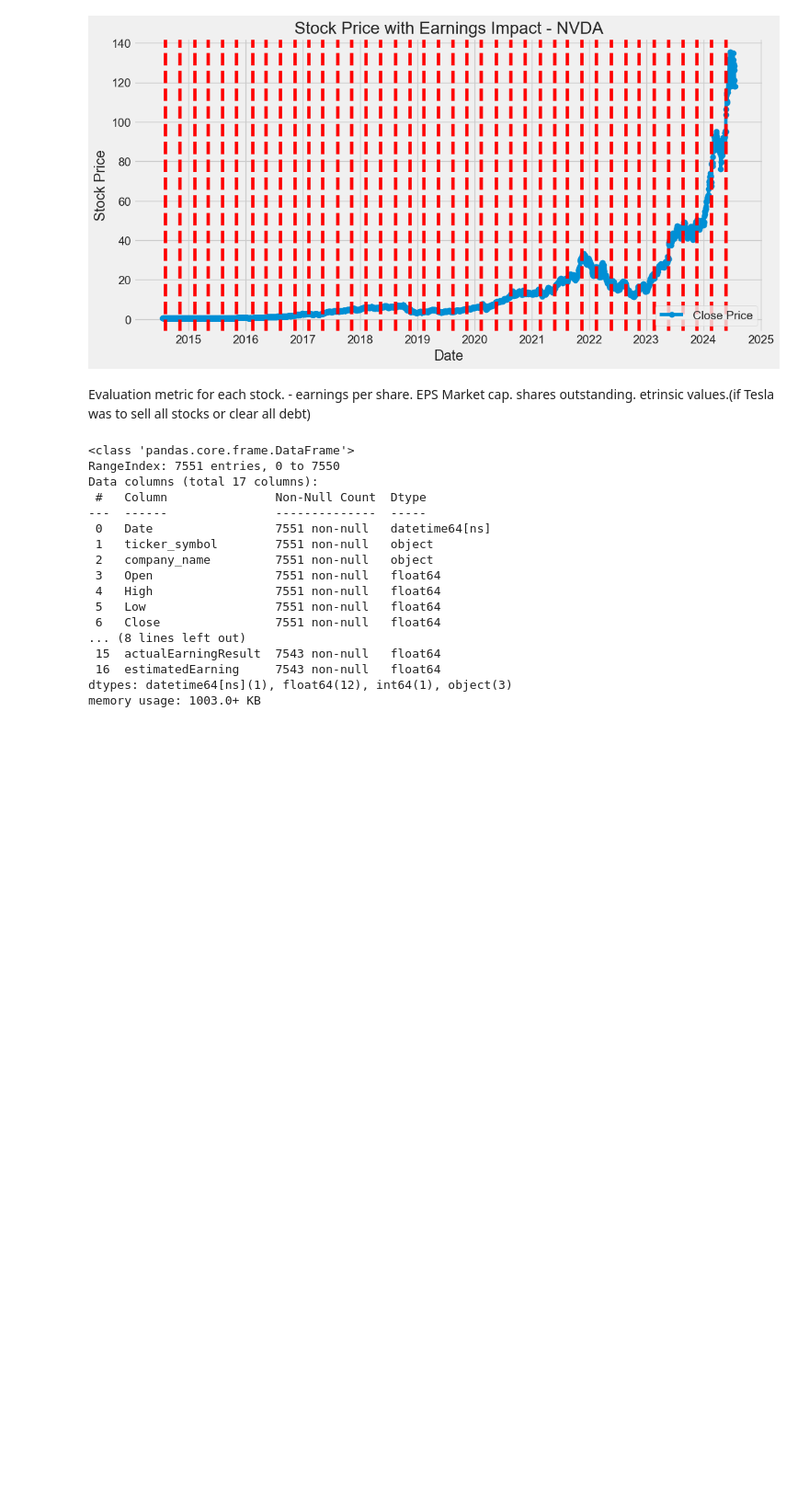
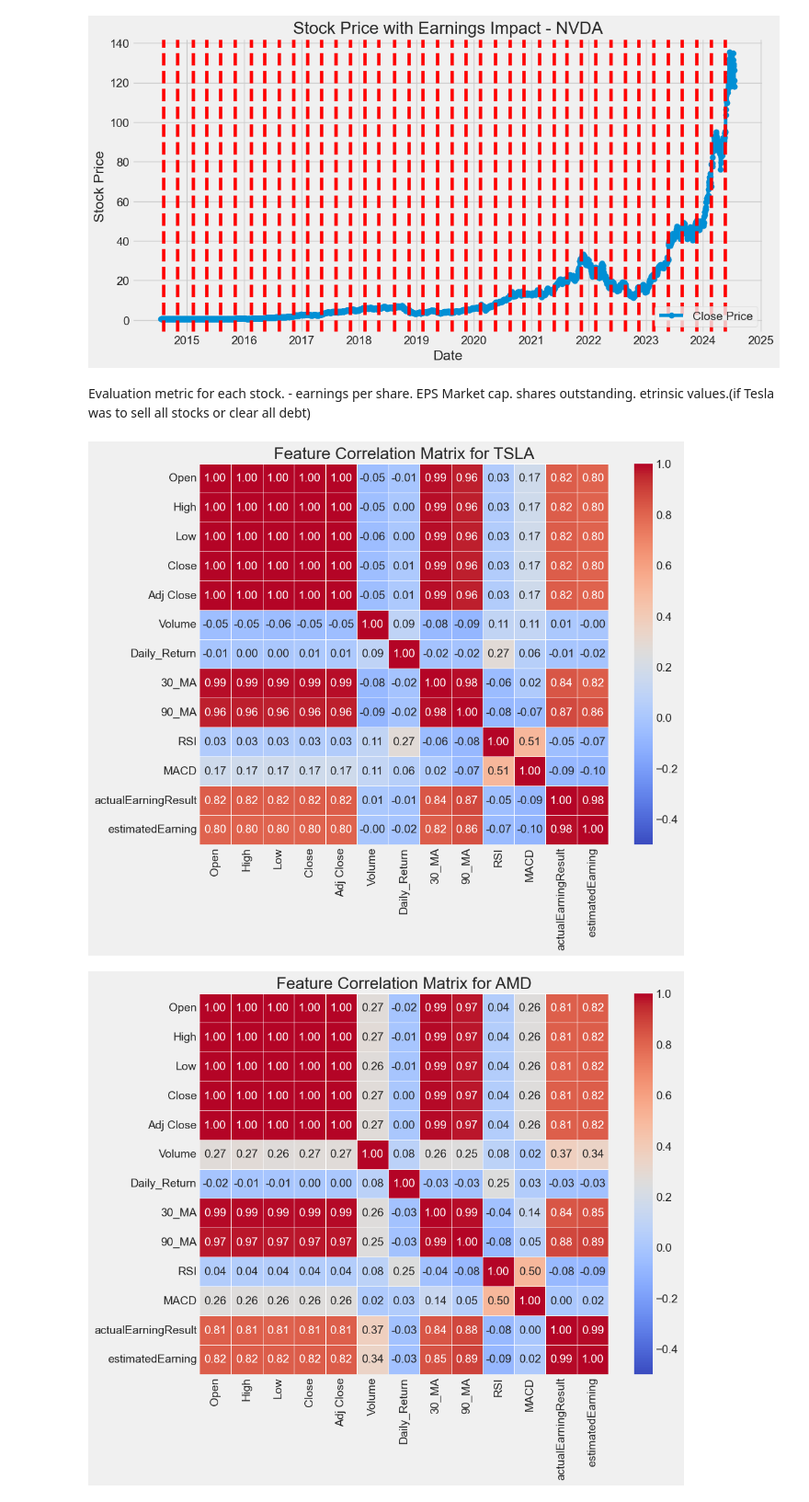
Before and after one commit to msyed-git/Capstone3-StockPrediction, a Jupyter notebook: notebooks/02 - DataWranglingAndEDA.ipynb, the cells around one changed output. Shown at 92% size. Saved outputs shown, nothing was run; the diff lists cells and outputs as text; code cells hidden in the pictures; blank space fills up the shorter version.

```diff
--- a/notebooks/02 - DataWranglingAndEDA.ipynb
+++ b/notebooks/02 - DataWranglingAndEDA.ipynb
@@ -463,25 +465,20 @@ etrinsic values.(if Tesla was to sell all stocks or clear all debt)
 merged_df[['actualEarningResult', 'estimatedEarning']] = merged_df[['actualEarningResult', 'estimatedEarning']].ffill()
 #datapath = '../data/processed'
 merged_df.to_csv('../data/processed/df_cleaned.csv')
-# %%
-merged_df = merged_df.reset_index()
-# %%
-merged_df.info()
-# %% [output]
-<class 'pandas.core.frame.DataFrame'>
-RangeIndex: 7551 entries, 0 to 7550
-Data columns (total 17 columns):
- #   Column               Non-Null Count  Dtype
----  ------               --------------  -----
- 0   Date                 7551 non-null   datetime64[ns]
- 1   ticker_symbol        7551 non-null   object
- 2   company_name         7551 non-null   object
- 3   Open                 7551 non-null   float64
- 4   High                 7551 non-null   float64
- 5   Low                  7551 non-null   float64
- 6   Close                7551 non-null   float64
-... (8 lines left out)
- 15  actualEarningResult  7543 non-null   float64
- 16  estimatedEarning     7543 non-null   float64
-dtypes: datetime64[ns](1), float64(12), int64(1), object(3)
-memory usage: 1003.0+ KB
+# %%
+# Assuming merged_df is your DataFrame
+for symbol in symbols:
+    symbol_data = merged_df[merged_df['ticker_symbol'] == symbol]
+
+    # Select only numerical features for correlation calculation
+    numerical_features = symbol_data.select_dtypes(include=['number'])
+
+    correlation_matrix = numerical_features.corr()
+
+    plt.figure(figsize=(10, 8))
+    sns.heatmap(correlation_matrix, annot=True, cmap='coolwarm',  fmt=".2f", linewidths=0.5, vmin=-0.5, vmax=1)
+    plt.title(f'Feature Correlation Matrix for {symbol}')
+    plt.show()
+# %% [output]
+[figure, added]
+[figure, added]
```
Also changed, not shown: parts of 8 cells of this notebook, 1 other file.
